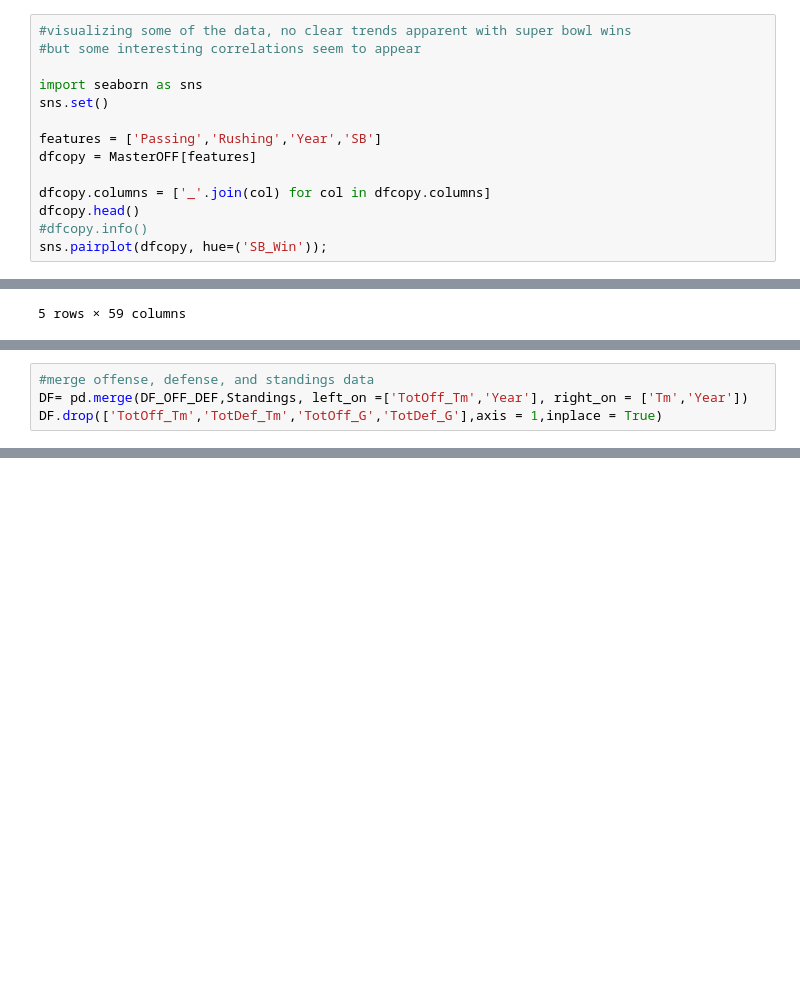
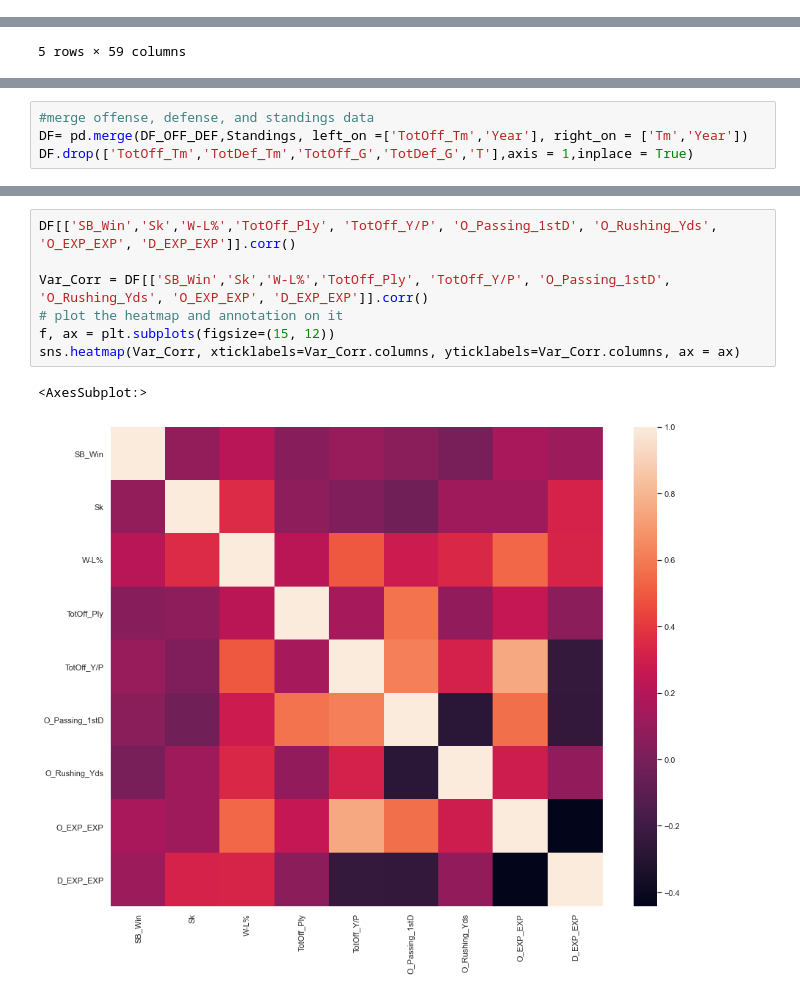
Before and after one commit to scottstack19/SB55-projection, a Jupyter notebook: code_initial.ipynb, the cells around one changed output, grey strips where cells are left out. Saved outputs shown, nothing was run; the diff lists cells and outputs as text; blank space fills up the shorter version.

```diff
--- a/code_initial.ipynb
+++ b/code_initial.ipynb
@@ -382,17 +385,3 @@ SBWinner.loc[Year]['Winner/tie']
 # %% [output]
 12    Tampa Bay Buccaneers
 Name: Winner/tie, dtype: object
-# %%
-#visualizing some of the data, no clear trends apparent with super bowl wins
-#but some interesting correlations seem to appear
-
-import seaborn as sns
-sns.set()
-
-features = ['Passing','Rushing','Year','SB']
-dfcopy = MasterOFF[features]
-
-dfcopy.columns = ['_'.join(col) for col in dfcopy.columns]
-dfcopy.head()
-#dfcopy.info()
-sns.pairplot(dfcopy, hue=('SB_Win'));
@@ -480,4 +407,4 @@ memory usage: 150.0+ KB
 # %%
 #merge offense, defense, and standings data
 DF= pd.merge(DF_OFF_DEF,Standings, left_on =['TotOff_Tm','Year'], right_on = ['Tm','Year'])
-DF.drop(['TotOff_Tm','TotDef_Tm','TotOff_G','TotDef_G'],axis = 1,inplace = True)
+DF.drop(['TotOff_Tm','TotDef_Tm','TotOff_G','TotDef_G','T'],axis = 1,inplace = True)
@@ -584,0 +702,10 @@ strong multicollinearity problems or that the design matrix is singular.
+# %%
+DF[['SB_Win','Sk','W-L%','TotOff_Ply', 'TotOff_Y/P', 'O_Passing_1stD', 'O_Rushing_Yds', 'O_EXP_EXP', 'D_EXP_EXP']].corr()
+
+Var_Corr = DF[['SB_Win','Sk','W-L%','TotOff_Ply', 'TotOff_Y/P', 'O_Passing_1stD', 'O_Rushing_Yds', 'O_EXP_EXP', 'D_EXP_EXP']].corr()
+# plot the heatmap and annotation on it
+f, ax = plt.subplots(figsize=(15, 12))
+sns.heatmap(Var_Corr, xticklabels=Var_Corr.columns, yticklabels=Var_Corr.columns, ax = ax)
+# %% [output]
+<AxesSubplot:>
+[figure, added]
```
Also changed, not shown: parts of 36 cells of this notebook.
